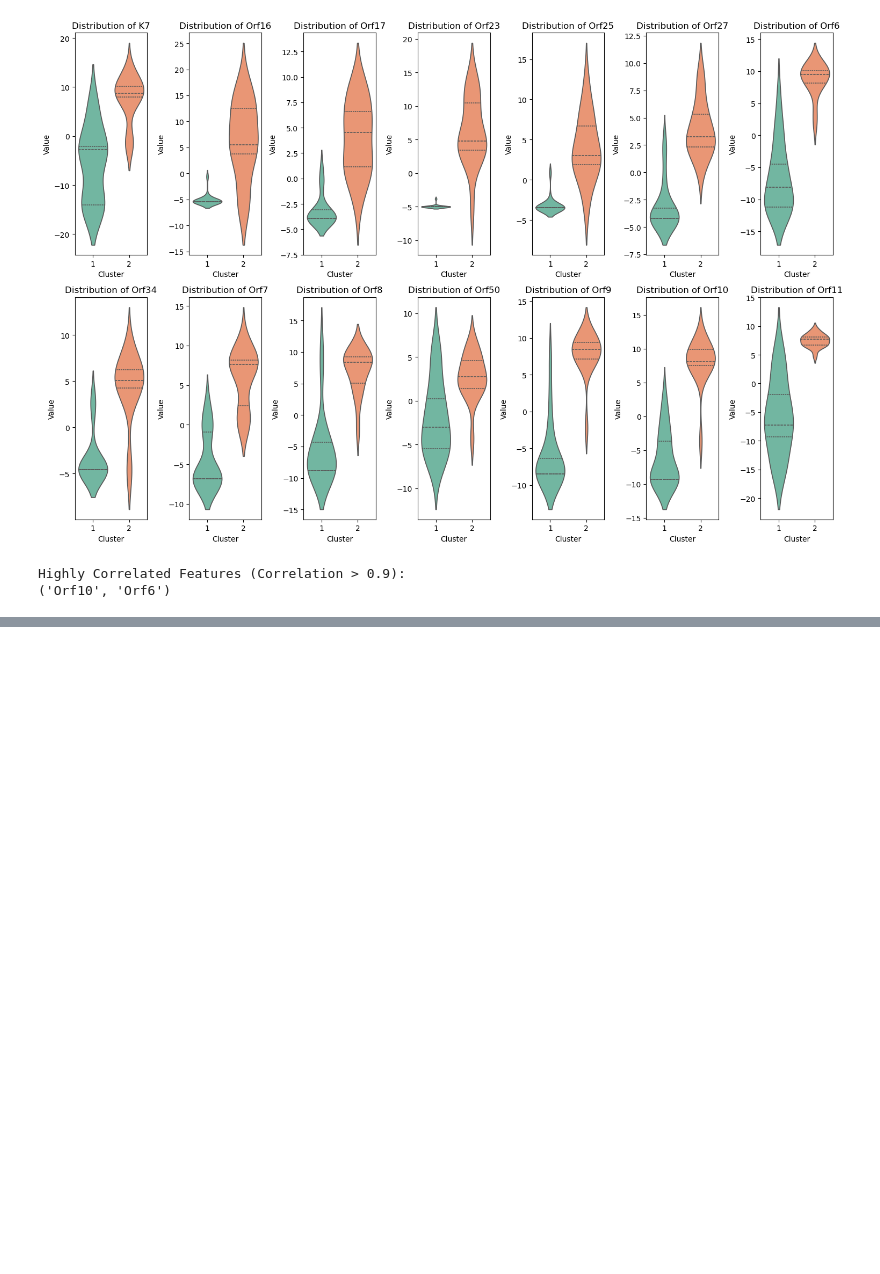
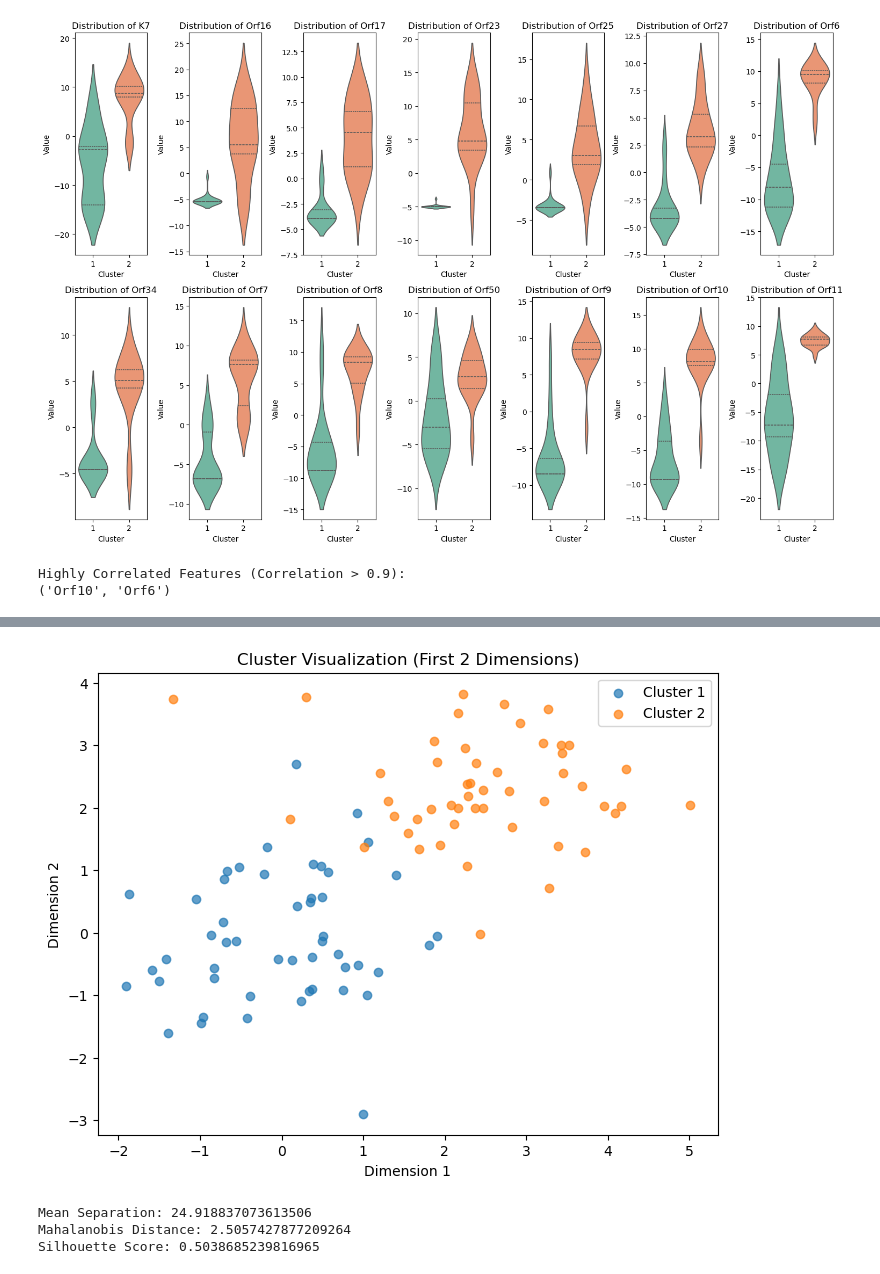
Before and after one commit to alecplotkin/DATA-481-Team-Virology, a Jupyter notebook: Praveen-Puviindran/try2/data_20250325.ipynb, the cells around one changed output, grey strips where cells are left out. Cells and saved outputs as stored; diff of their text form; code cells hidden in the pictures; blank space fills up the shorter version.

```diff
--- a/Praveen-Puviindran/try2/data_20250325.ipynb
+++ b/Praveen-Puviindran/try2/data_20250325.ipynb
@@ -681,0 +754,62 @@ Highly Correlated Features (Correlation > 0.9):
+# %%
+from sklearn.metrics import silhouette_score
+from scipy.spatial.distance import mahalanobis
+import numpy as np
+
+import matplotlib.pyplot as plt
+
+# 1. Visualize the Data in 2D (if possible)
+def visualize_clusters(Z, labels):
+    if Z.shape[1] >= 2:  # Ensure there are at least 2 dimensions to plot
+        plt.figure(figsize=(8, 6))
+        plt.scatter(Z[labels == 0, 0], Z[labels == 0, 1], label='Cluster 1', alpha=0.7)
+        plt.scatter(Z[labels == 1, 0], Z[labels == 1, 1], label='Cluster 2', alpha=0.7)
+        plt.title('Cluster Visualization (First 2 Dimensions)')
+        plt.xlabel('Dimension 1')
+        plt.ylabel('Dimension 2')
+        plt.legend()
+        plt.show()
+
+# 2. Compute the Mean Separation
+def compute_mean_separation(Z, labels):
+    cluster_1_mean = Z[labels == 0].mean(axis=0)
+    cluster_2_mean = Z[labels == 1].mean(axis=0)
+    mean_separation = np.linalg.norm(cluster_1_mean - cluster_2_mean)
+    return mean_separation
+
+# 3. Compute Overlap Using Mahalanobis Distance
+def compute_mahalanobis_distance(Z, labels):
+    cluster_1 = Z[labels == 0]
+    cluster_2 = Z[labels == 1]
+    cluster_1_mean = cluster_1.mean(axis=0)
+    cluster_2_mean = cluster_2.mean(axis=0)
+    cov_matrix = np.cov(Z.T)
+    inv_cov_matrix = np.linalg.inv(cov_matrix)
+    mahalanobis_dist = mahalanobis(cluster_1_mean, cluster_2_mean, inv_cov_matrix)
+    return mahalanobis_dist
+
+# 4. Silhouette Score (Clustering Quality)
+def compute_silhouette_score(Z, labels):
+    return silhouette_score(Z, labels)
+
+# Example Usage
+# Generate synthetic data
+Z, labels = generate_data(n_samples, n_genes, cluster_mean_diff)
+
+# Visualize the clusters
+visualize_clusters(Z, labels)
+
+# Compute metrics
+mean_separation = compute_mean_separation(Z, labels)
+mahalanobis_dist = compute_mahalanobis_distance(Z, labels)
+silhouette = compute_silhouette_score(Z, labels)
+
+# Print results
+print(f"Mean Separation: {mean_separation}")
+print(f"Mahalanobis Distance: {mahalanobis_dist}")
+print(f"Silhouette Score: {silhouette}")
+# %% [output]
+[figure, added]
+Mean Separation: 24.918837073613506
+Mahalanobis Distance: 2.5057427877209264
+Silhouette Score: 0.5038685239816965
```
Also changed, not shown: parts of 5 cells of this notebook.
